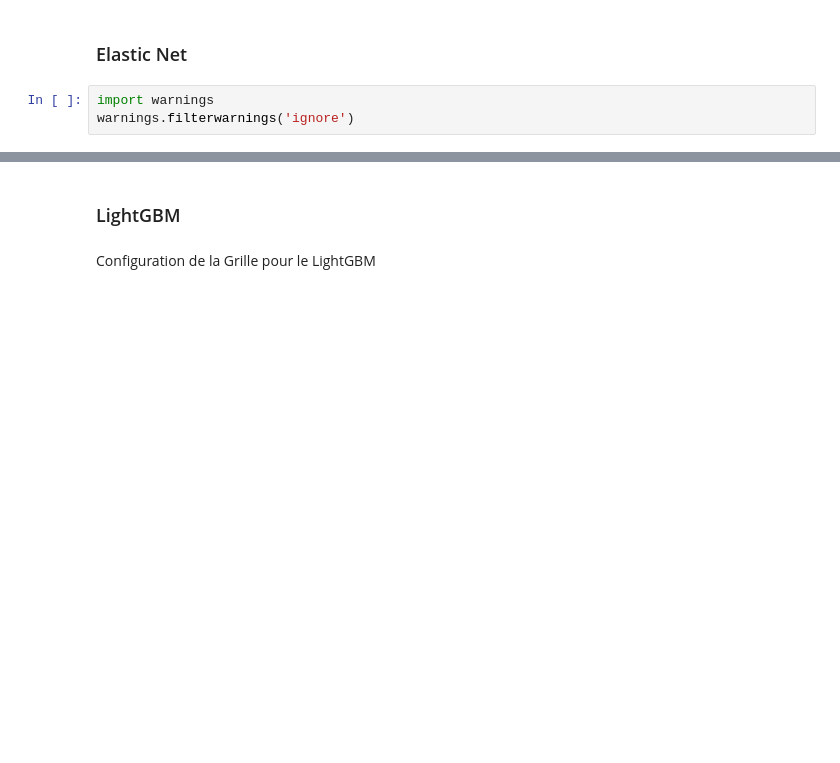
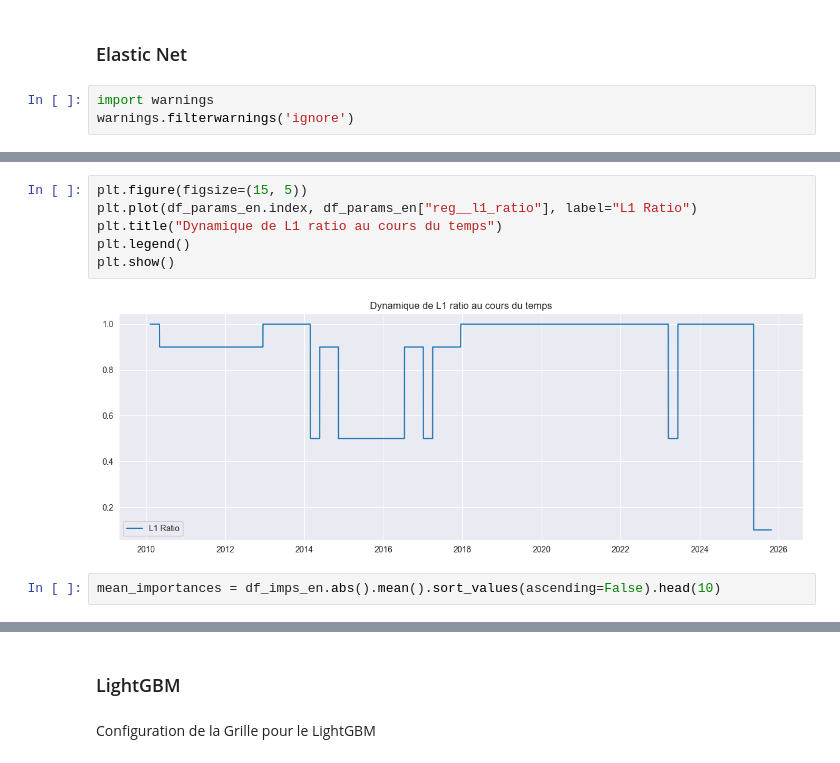
Before and after one commit to AntoninDevalland/Projet_Ml_Momentum, a Jupyter notebook: main_v2.ipynb, the cells around one changed output, grey strips where cells are left out. Drawn from its saved outputs; the diff is of its cells as text; blank space fills up the shorter version.

```diff
--- a/main_v2.ipynb
+++ b/main_v2.ipynb
@@ -1352,0 +1248,10 @@ plt.show()
+# %%
+plt.figure(figsize=(15, 5))
+plt.plot(df_params_en.index, df_params_en["reg__l1_ratio"], label="L1 Ratio")
+plt.title("Dynamique de L1 ratio au cours du temps")
+plt.legend()
+plt.show()
+# %% [output]
+[figure, added]
+# %%
+mean_importances = df_imps_en.abs().mean().sort_values(ascending=False).head(10)
```
Also changed, not shown: parts of 21 cells of this notebook.
